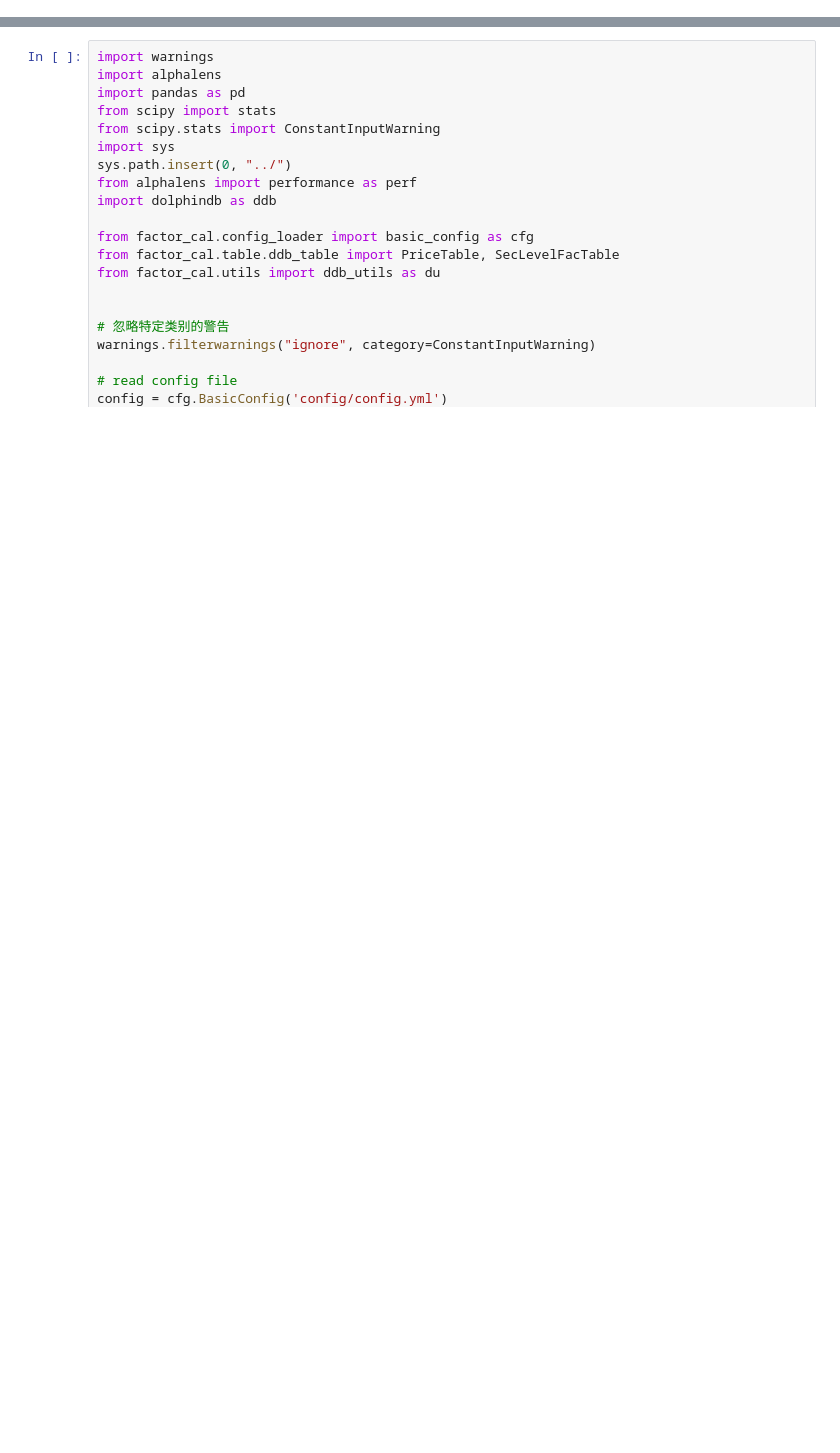
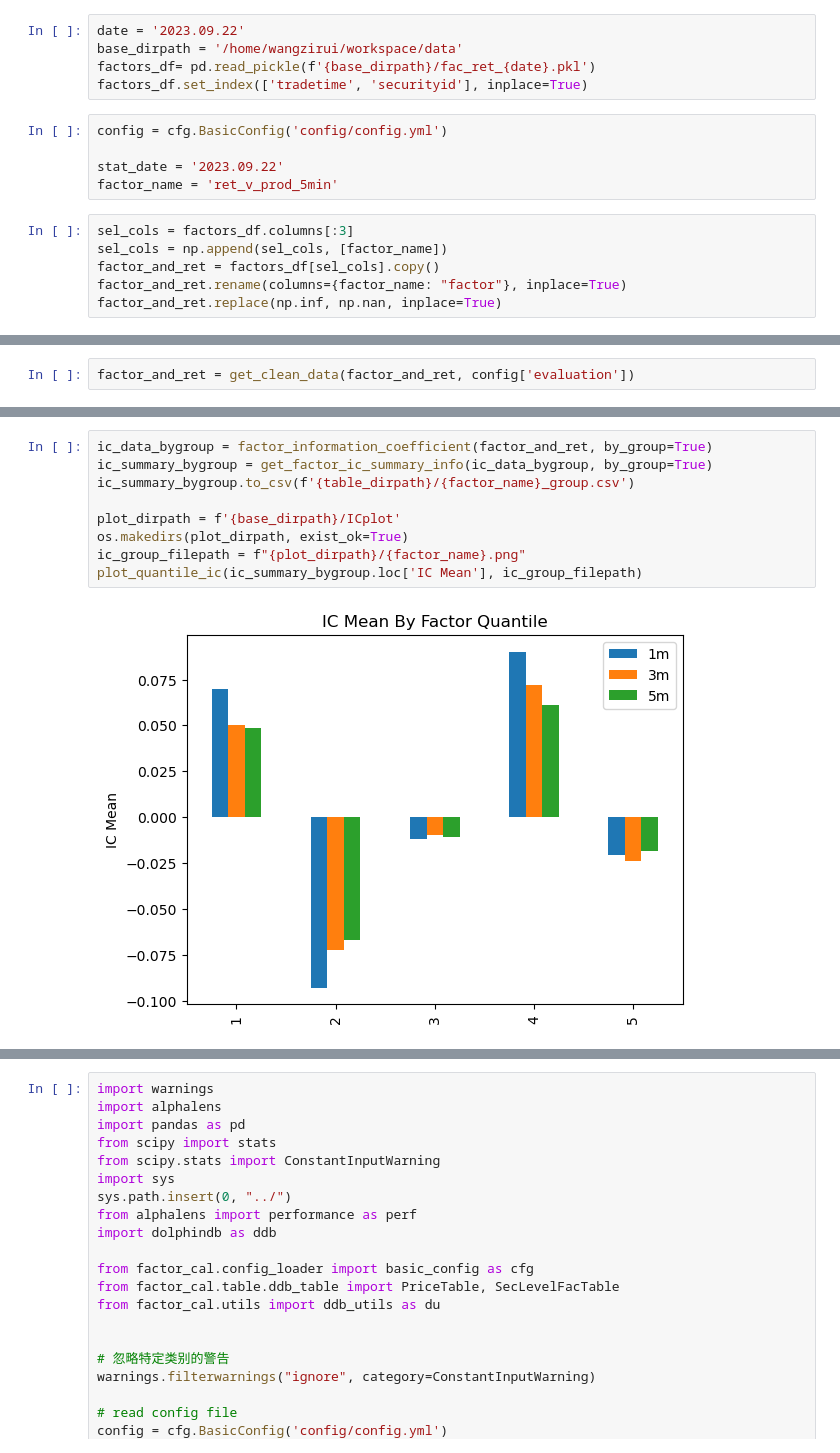
Before and after one commit to wzrwisdom/CalculateFactor_ByDDBAPI, a Jupyter notebook: example/evaluate.ipynb, the cells around one changed output, grey strips where cells are left out. Cells and saved outputs as stored; diff of their text form; blank space fills up the shorter version.

```diff
--- a/example/evaluate.ipynb
+++ b/example/evaluate.ipynb
@@ -0,0 +20,16 @@
+# %%
+date = '2023.09.22'
+base_dirpath = '/home/wangzirui/workspace/data'
+factors_df= pd.read_pickle(f'{base_dirpath}/fac_ret_{date}.pkl')
+factors_df.set_index(['tradetime', 'securityid'], inplace=True)
+# %%
+config = cfg.BasicConfig('config/config.yml')
+
+stat_date = '2023.09.22'
+factor_name = 'ret_v_prod_5min'
+# %%
+sel_cols = factors_df.columns[:3]
+sel_cols = np.append(sel_cols, [factor_name])
+factor_and_ret = factors_df[sel_cols].copy()
+factor_and_ret.rename(columns={factor_name: "factor"}, inplace=True)
+factor_and_ret.replace(np.inf, np.nan, inplace=True)
@@ -0,0 +40,2 @@
+# %%
+factor_and_ret = get_clean_data(factor_and_ret, config['evaluation'])
@@ -0,0 +57,11 @@
+# %%
+ic_data_bygroup = factor_information_coefficient(factor_and_ret, by_group=True)
+ic_summary_bygroup = get_factor_ic_summary_info(ic_data_bygroup, by_group=True)
+ic_summary_bygroup.to_csv(f'{table_dirpath}/{factor_name}_group.csv')
+
+plot_dirpath = f'{base_dirpath}/ICplot'
+os.makedirs(plot_dirpath, exist_ok=True)
+ic_group_filepath = f"{plot_dirpath}/{factor_name}.png"
+plot_quantile_ic(ic_summary_bygroup.loc['IC Mean'], ic_group_filepath)
+# %% [output]
+[figure, added]
```
Also changed, not shown: parts of 70 cells of this notebook, 16 other files.
